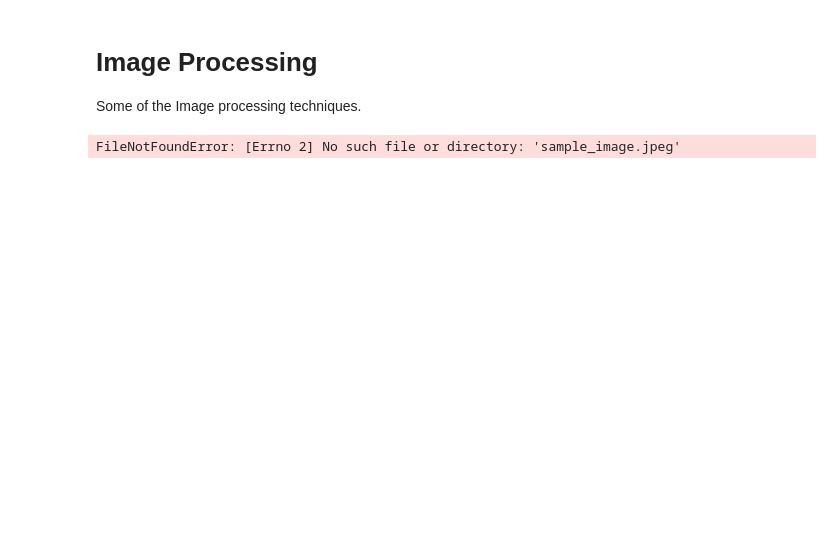
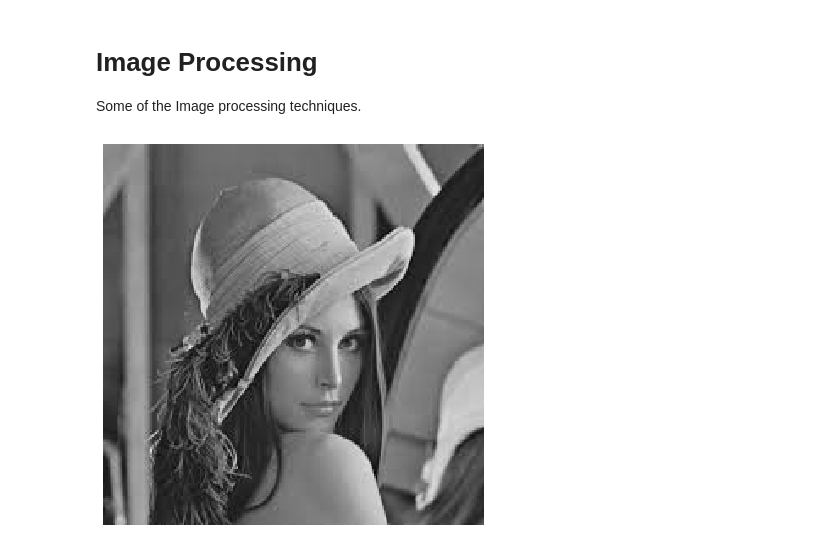
Before and after one commit to AnuragAnalog/image-processing, a Jupyter notebook: Image Processing.ipynb, the cells around one changed output. Drawn from its saved outputs; the diff is of its cells as text; code cells hidden in the pictures; blank space fills up the shorter version.

```diff
--- a/Image Processing.ipynb
+++ b/Image Processing.ipynb
@@ -25,12 +25,12 @@ def show_image(image):
 # %%
 # Load the image
 
-image = Image.open('sample_image.jpeg')
+image = Image.open('sample.jpeg')
 img_arr = np.asarray(image)
 
 show_image(img_arr)
 # %% [output]
-FileNotFoundError: [Errno 2] No such file or directory: 'sample_image.jpeg'
+[figure, added]
 # %%
 # Image Negative
 
```
Also changed, not shown: parts of 3 cells of this notebook, 1 other file.
